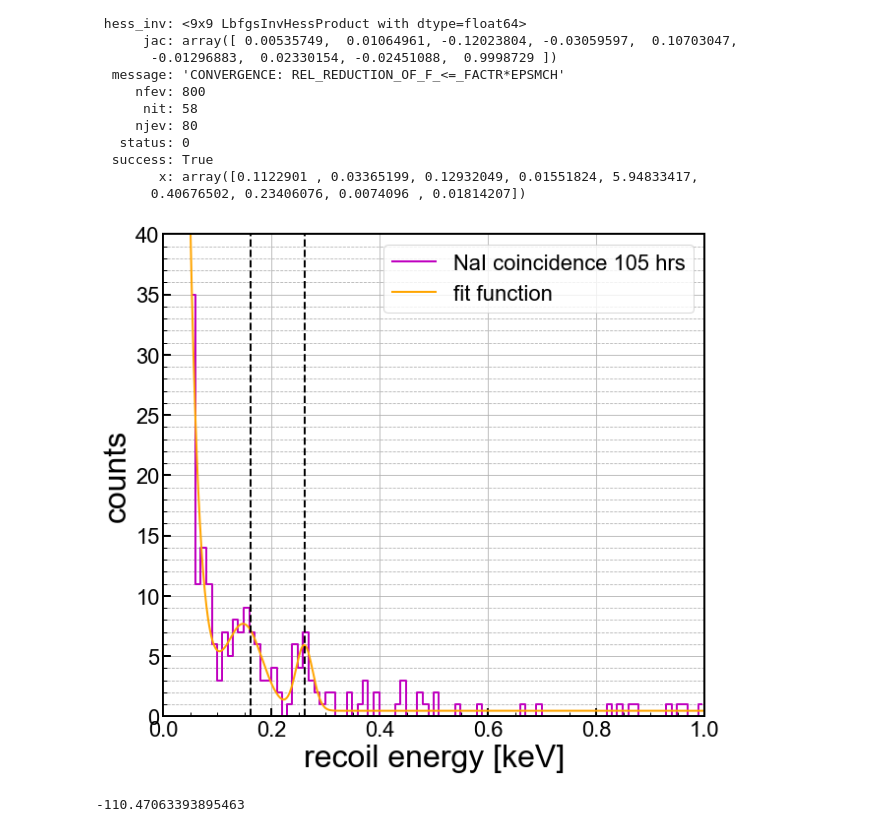
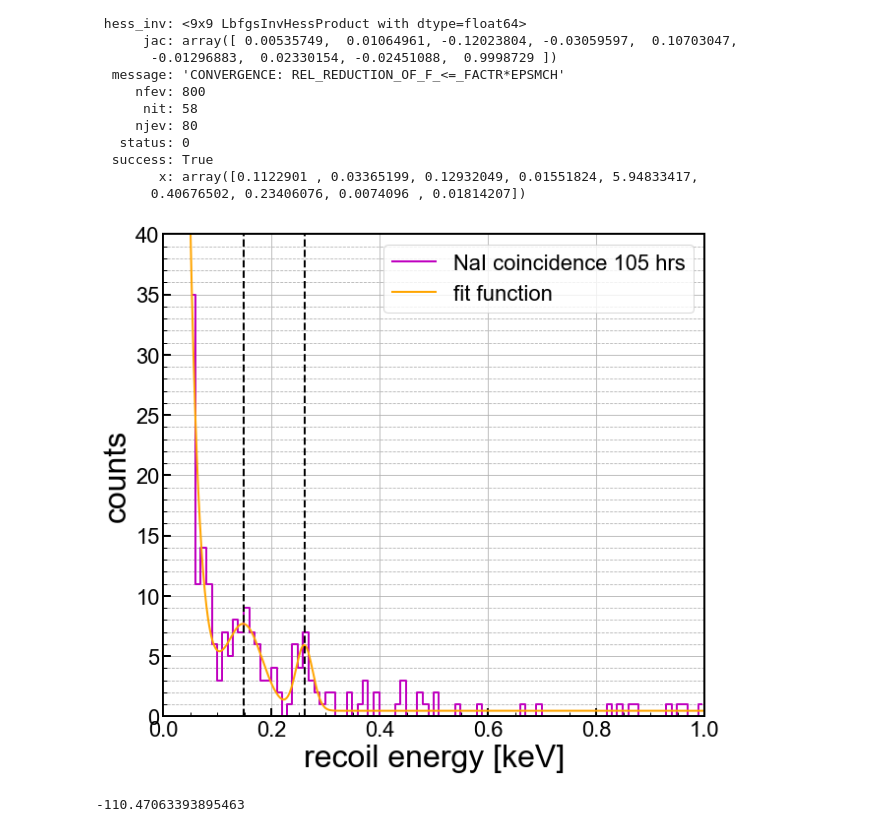
Before and after one commit to villano-lab/R76Analysis, a Jupyter notebook: coin_analysis/basic_coin_105hr.ipynb, the cells around one changed output. Saved outputs shown, nothing was run; the diff lists cells and outputs as text; code cells hidden in the pictures.

```diff
--- a/coin_analysis/basic_coin_105hr.ipynb
+++ b/coin_analysis/basic_coin_105hr.ipynb
@@ -382,34 +382,34 @@ ax1.step(coinE,coinN, where='mid',color='m', linestyle='-', \
 ax1.plot (evecplot, np.sum(coinN)*prob_func(evecplot,soln.x), color='orange',linestyle='-', label='fit function')
 
 #ax1.plot(Eplot, 100*er_res(Eplot),color='b',label="$\sigma$ (n,p) (%)")
 
 
 ymin = 0
 ymax = 40
 
 
 ax1.set_yscale('linear')
 #ax1.set_yscale('log')
 ax1.set_xlim(0.0, 1)
 ax1.set_ylim(ymin,ymax)
 ax1.set_xlabel(r'recoil energy [keV]')
 ax1.set_ylabel('counts')
 ax1.grid(True)
 ax1.yaxis.grid(True,which='minor',linestyle='--')
 ax1.legend(loc=1,prop={'size':22})
 #ax1.legend(bbox_to_anchor=(1.04,1),borderaxespad=0,prop={'size':22})
 
-plt.axvline(x=E29Si*0.122,color='k',linestyle="--")
-plt.axvline(x=E30Si*0.13,color='k',linestyle="--")
+plt.axvline(x=E29Si*soln.x[0],color='k',linestyle="--")
+plt.axvline(x=E30Si*soln.x[2],color='k',linestyle="--")
 
 for axis in ['top','bottom','left','right']:
   ax1.spines[axis].set_linewidth(2)
 
 plt.tight_layout()
 #plt.savefig('paper_figures/hist.eps')
 #plt.savefig('paper_figures/hist.pdf')
 plt.show()
 print(log_likelihood_func(soln.x,coinE,coinN))
 # %% [output]
-[figure, old version]
+[figure, new version]
 -110.47063393895463
```
Also changed, not shown: parts of 3 cells of this notebook.
